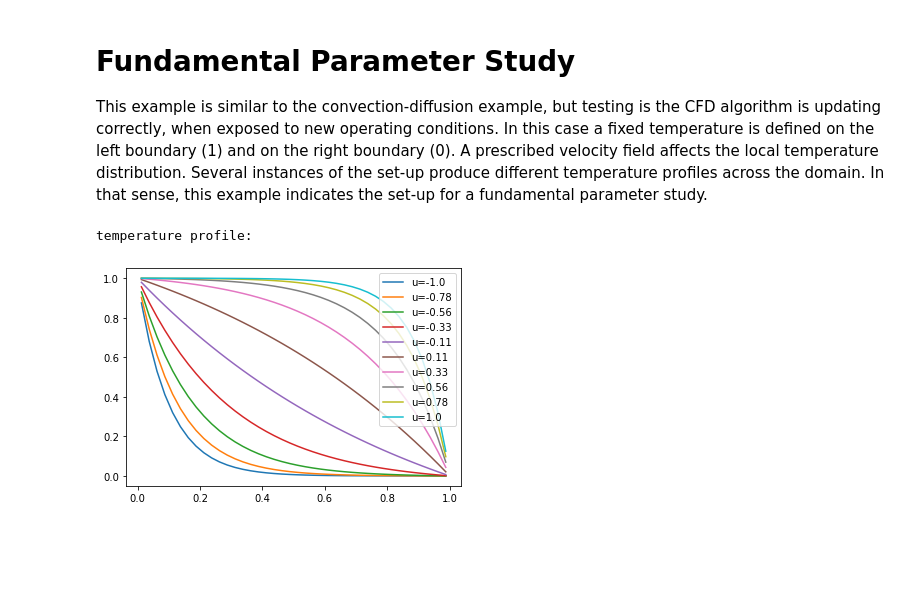
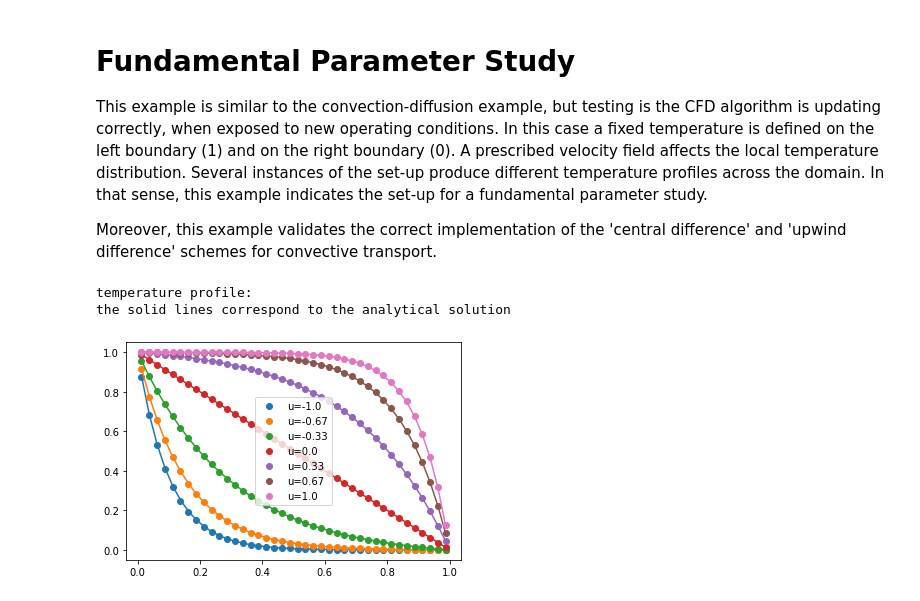
Before and after one commit to fjaschmoneit/multiphase-test-bench, a Jupyter notebook: Tutorials/convectionDiffusionWithIncreasingVelocity.ipynb, the cells around one changed output. Drawn from its saved outputs; the diff is of its cells as text; code cells hidden in the pictures; blank space fills up the shorter version.

```diff
--- a/Tutorials/convectionDiffusionWithIncreasingVelocity.ipynb
+++ b/Tutorials/convectionDiffusionWithIncreasingVelocity.ipynb
@@ -8,6 +8,8 @@ right boundary (0). A prescribed velocity field affects the local temperature
 distribution. Several instances of the set-up produce different temperature profiles
 across the domain.
 In that sense, this example indicates the set-up for a fundamental parameter study.
+
+Moreover, this example validates the correct implementation of the 'central difference' and 'upwind difference' schemes for convective transport.
 # %%
 %reset -f
 %load_ext autoreload
@@ -19,6 +21,12 @@ import Manager as mptb
 
 import numpy as np
 
+def analyticalHeatProfile(x, gamma,vel, rho, L, T0, TL):
+    if vel == 0:
+        return T0 + (TL-T0)/L*x
+    e = lambda x : np.exp(rho*x*vel/gamma)
+    return T0 + (TL-T0)*(e(x)-1)/( e(L) - 1)
+
 # in this test I want to test the update() function of fields. When I change the velocity, the backend matrices must be updated
 
 # geometric parameters
@@ -28,6 +36,9 @@ resolution = 40
 
 # thermal conductivity [ W / (m K) ]
 k = 0.1
+
+# density [kg/m^3
+rho = 1
 
 # const temperature at left/right boundaries [K]
 T_l = 1
@@ -46,41 +57,40 @@ passiveFields = {
 }
 
 mptb.initialize(myFlowModels, mesh, geom, passiveFields=passiveFields )
 
 T = mptb.getField('T')
 mptb.defineBoundaryCondition(field=T, boundaryName='top', type='zeroGradient')
 mptb.defineBoundaryCondition(field=T, boundaryName='bottom', type='zeroGradient')
 mptb.defineBoundaryCondition(field=T, boundaryName='left', type='fixedValue', value=T_l )
 mptb.defineBoundaryCondition(field=T, boundaryName='right', type='fixedValue', value=T_r )
 
-#mptb.updateSource(field=T, value=0.0, mesh=mesh)
-
 T.govModel.setDiffusionCoefficient(value=k)
 
-print("temperature profile:")
+print("temperature profile:",
+      "\nthe solid lines correspond to the analytical solution")
 import matplotlib.pyplot as plt
 
 nbcellsX = mesh.cells_x
 cellSpacing = mesh.uniformSpacing
 L = geom.lenX
 xSim = np.linspace(0+0.5*cellSpacing,LenX-0.5*cellSpacing,nbcellsX)
 ax = plt.gca()
 
-#print(myFields)
-
 u = mptb.getField('u')
-for u_value in np.linspace(-1,1,10):
+for u_value in np.linspace(-1,1,7):
     u.fill(u_value)
 
     T.data = mptb.solve(T)
     ySim = T.data[0,:]
-    ax.plot(xSim, ySim, '-', label="u={u_value:.2}".format(**locals()))
+    p = ax.plot(xSim, ySim, 'o', label="u={u_value:.2}".format(**locals()))
+    ax.plot(xSim, analyticalHeatProfile(xSim, k, u_value, rho, LenX, T_l, T_r), '-', color=p[0].get_color())
 
 plt.legend()
 plt.show()
 # %% [output]
 temperature profile:
+the solid lines correspond to the analytical solution
-[figure, old version]
+[figure, new version]
 # %%
 # shutting the interpreter down, so I can a fresh instance next time.
 # my modules are automatically checked for updates
```
Also changed, not shown: 16 other files.
